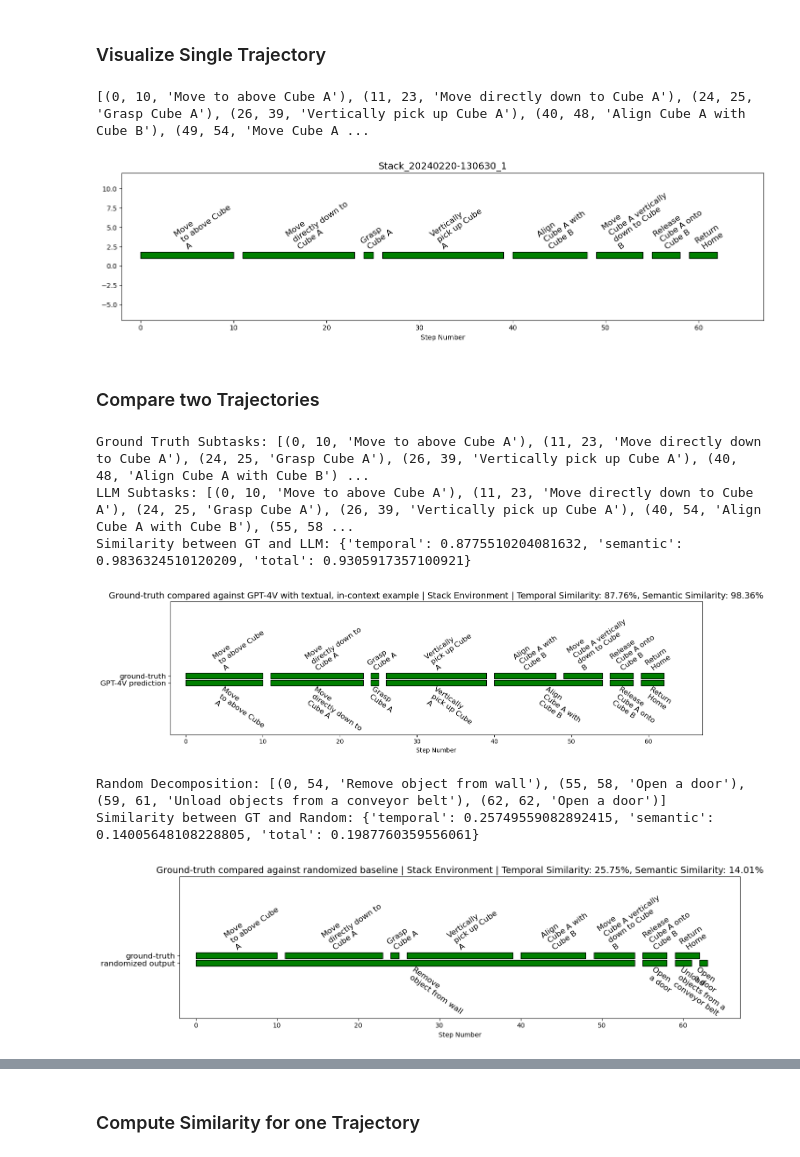
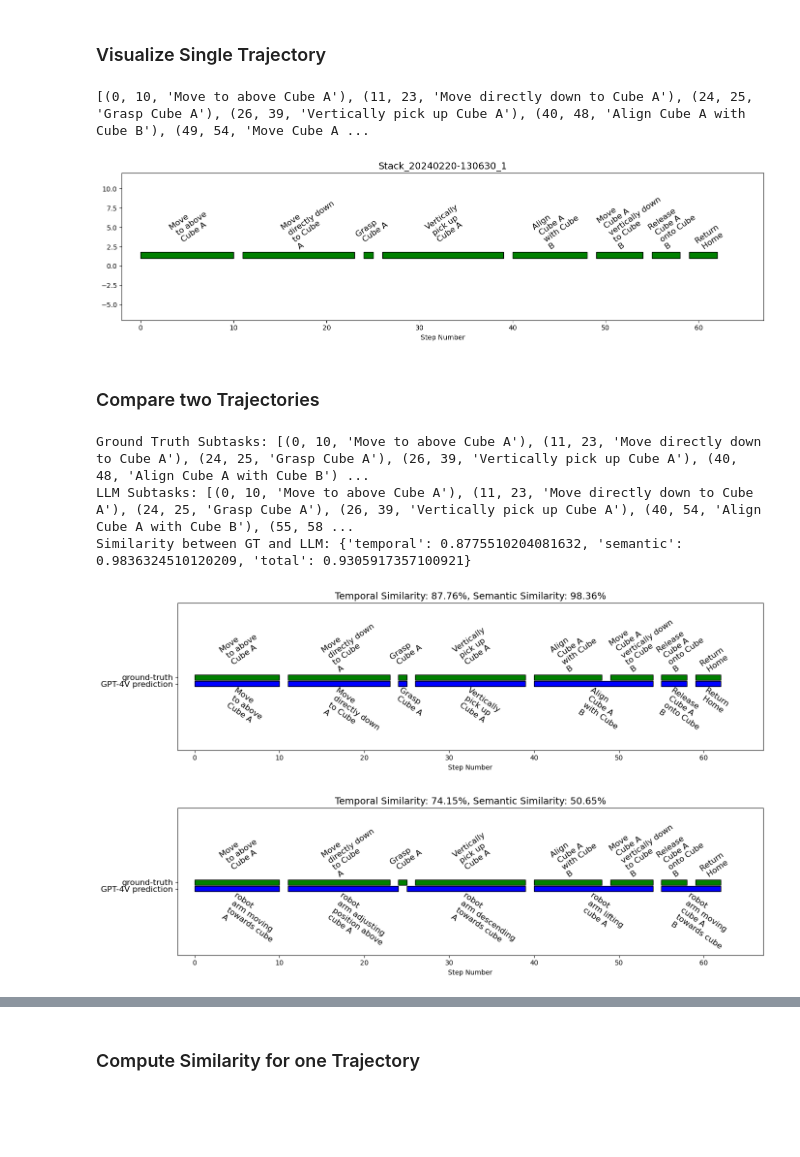
Before and after one commit to jsalfity/task_decomposition, a Jupyter notebook: task_decomposition/analysis/compare_GPT_groundtruth.ipynb, the cells around one changed output, grey strips where cells are left out. Cells and saved outputs as stored; diff of their text form; code cells hidden in the pictures; blank space fills up the shorter version.

Commit message:
additions to plotting in notebook and folders

```diff
--- a/task_decomposition/analysis/compare_GPT_groundtruth.ipynb
+++ b/task_decomposition/analysis/compare_GPT_groundtruth.ipynb
@@ -133,10 +131,13 @@ runid = "Stack_20240220-130630_1"
 subtask_decomp = extract_subtask_from_groundtruth_file(filepath=ROBOT_TRAJ_GROUNDTRUTH_DATA_PATH("Stack")+f"/{runid}_gt.txt")
 print(subtask_decomp)
 fig, ax = plt.subplots(figsize=(14, 4))
-plot_single_trajectory(subtask_decomp, f"{runid}", ax=ax)
+plot_single_trajectory(subtask_decomp=subtask_decomp,
+                       title=f"{runid}",
+                       color="green",
+                       ax=ax)
 # %% [output]
 [(0, 10, 'Move to above Cube A'), (11, 23, 'Move directly down to Cube A'), (24, 25, 'Grasp Cube A'), (26, 39, 'Vertically pick up Cube A'), (40, 48, 'Align Cube A with Cube B'), (49, 54, 'Move Cube A ...
-[figure, old version]
+[figure, new version]
 # %% [markdown]
 ### Compare two Trajectories
 # %%
@@ -146,6 +147,7 @@ llm_model = "gpt-4-vision-preview"
 input_mode = "textual"
 env_name = "Stack"
 runid = "Stack_20240220-130630_1"
+# runid = "Stack_20240220-130726_8"
 
 # Example 2
 # llm_model = "gpt-4-vision-preview"
@@ -159,49 +161,53 @@ runid = "Stack_20240220-130630_1"
 # env_name = "Stack"
 # runid = "Stack_20240220-131112_39"
 
+# Example 4
+# llm_model = "gemini-pro-vision"
+# input_mode = "video"
+# env_name = "Door"
+# runid = "Door_20240213-184004_2"
 
 ## Extract the groundtruth and LLM output files
+## IN CONTEXT
 gt_file = ROBOT_TRAJ_GROUNDTRUTH_DATA_PATH(env_name)+f"/{runid}_gt.txt"
 llm_file = LLM_OUTPUT_PATH(llm_model=llm_model,
                            input_mode=input_mode,
                            env_name=env_name,
                            in_context=True)+f"/{runid}.json"
-
 gt_subtasks = extract_subtask_from_groundtruth_file(filepath=gt_file)
 llm_subtasks = extract_subtask_from_LLM_output_file(filepath=llm_file,
                                                     llm_model=llm_model)
-
 print(f"Ground Truth Subtasks: {gt_subtasks}")
 print(f"LLM Subtasks: {llm_subtasks}")
-
 similarity = get_subtask_similarity(gt_subtasks, llm_subtasks)
 print(f"Similarity between GT and LLM: {similarity}")
 
-# # create new figure
 fig, ax = plt.subplots(figsize=(14, 4))
-title = f"Ground-truth compared against GPT-4V with textual, in-context example | {env_name} Environment | Temporal Similarity: {100*similarity['temporal']:.2f}%, Semantic Similarity: {100*similarity['semantic']:.2f}%"
+title = f"Temporal Similarity: {100*similarity['temporal']:.2f}%, Semantic Similarity: {100*similarity['semantic']:.2f}%"
 plot_compare_two_trajectories(actual=gt_subtasks,
                               predicted=llm_subtasks,
                               title=title,
                               subtask_decomp_names=["ground-truth", "GPT-4V prediction"],
                               ax=ax)
 
-random_subtask_decomposition = get_random_subtask_decomposition(gt_subtasks[-1][END_STEP_IDX])
-print(f"Random Decomposition: {random_subtask_decomposition}")
-similarity = get_subtask_similarity(gt_subtasks, random_subtask_decomposition)
-print(f"Similarity between GT and Random: {similarity}")
+## WITHOUT INCONTEXT
+llm_file2 = LLM_OUTPUT_PATH(llm_model=llm_model,
+                           input_mode=input_mode,
+                           env_name=env_name,
+                           in_context=False)+f"/{runid}.json"
+llm_subtasks2 = extract_subtask_from_LLM_output_file(filepath=llm_file2,
+                                                    llm_model=llm_model)
+similarity = get_subtask_similarity(gt_subtasks, llm_subtasks2)
 fig, ax = plt.subplots(figsize=(14, 4))
-title = f"Ground-truth compared against randomized baseline | {env_name} Environment | Temporal Similarity: {100*similarity['temporal']:.2f}%, Semantic Similarity: {100*similarity['semantic']:.2f}%"
+title = f"Temporal Similarity: {100*similarity['temporal']:.2f}%, Semantic Similarity: {100*similarity['semantic']:.2f}%"
 plot_compare_two_trajectories(actual=gt_subtasks,
-                              predicted=random_subtask_decomposition,
+                              predicted=llm_subtasks2,
                               title=title,
-                              subtask_decomp_names=["ground-truth", "randomized output"],
+                              subtask_decomp_names=["ground-truth", "GPT-4V prediction"],
                               ax=ax)
 # %% [output]
 Ground Truth Subtasks: [(0, 10, 'Move to above Cube A'), (11, 23, 'Move directly down to Cube A'), (24, 25, 'Grasp Cube A'), (26, 39, 'Vertically pick up Cube A'), (40, 48, 'Align Cube A with Cube B') ...
 LLM Subtasks: [(0, 10, 'Move to above Cube A'), (11, 23, 'Move directly down to Cube A'), (24, 25, 'Grasp Cube A'), (26, 39, 'Vertically pick up Cube A'), (40, 54, 'Align Cube A with Cube B'), (55, 58 ...
 Similarity between GT and LLM: {'temporal': 0.8775510204081632, 'semantic': 0.9836324510120209, 'total': 0.9305917357100921}
-[figure, old version]
+[figure, new version]
-Random Decomposition: [(0, 54, 'Remove object from wall'), (55, 58, 'Open a door'), (59, 61, 'Unload objects from a conveyor belt'), (62, 62, 'Open a door')]
-Similarity between GT and Random: {'temporal': 0.25749559082892415, 'semantic': 0.14005648108228805, 'total': 0.1987760359556061}
-[figure, old version]
+[figure, new version]
```
Also changed, not shown: parts of 8 cells of this notebook, 3 other files.
